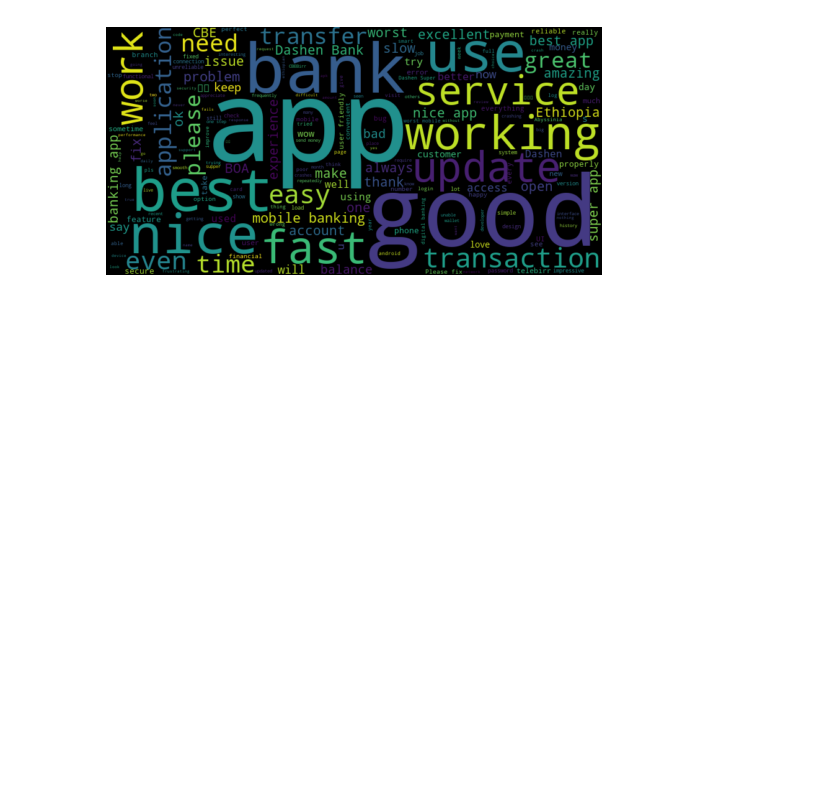
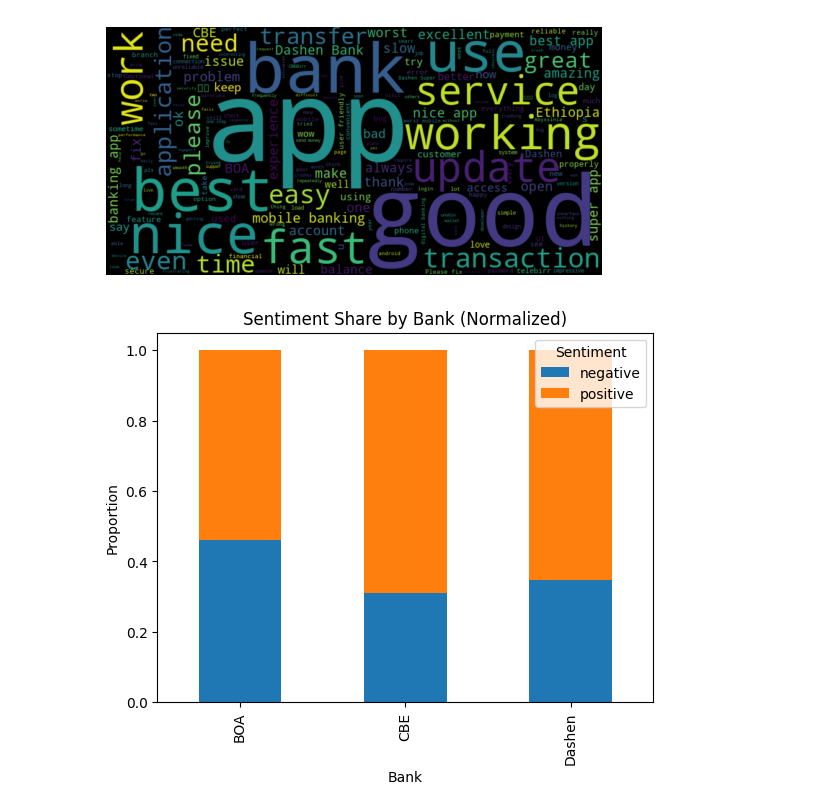
Before and after one commit to Bethabrh/fintech-review-analytics, a Jupyter notebook: notebooks/task4_insights.ipynb, the cells around one changed output. Saved outputs shown, nothing was run; the diff lists cells and outputs as text; code cells hidden in the pictures; blank space fills up the shorter version.

Commit message:
feat: upgrade Task 4 with executive visuals and insights report

```diff
--- a/notebooks/task4_insights.ipynb
+++ b/notebooks/task4_insights.ipynb
@@ -150,3 +150,19 @@ plt.axis("off")
 plt.show()
 # %% [output]
 [figure]
+# %%
+import pandas as pd
+import matplotlib.pyplot as plt
+
+sentiment_share = df.groupby(["bank", "sentiment_label"]).size().unstack()
+sentiment_share = sentiment_share.div(sentiment_share.sum(axis=1), axis=0)
+
+sentiment_share.plot(kind="bar", stacked=True)
+
+plt.title("Sentiment Share by Bank (Normalized)")
+plt.ylabel("Proportion")
+plt.xlabel("Bank")
+plt.legend(title="Sentiment")
+plt.show()
+# %% [output]
+[figure, added]
```
Also changed, not shown: parts of 4 cells of this notebook, 1 other file.
